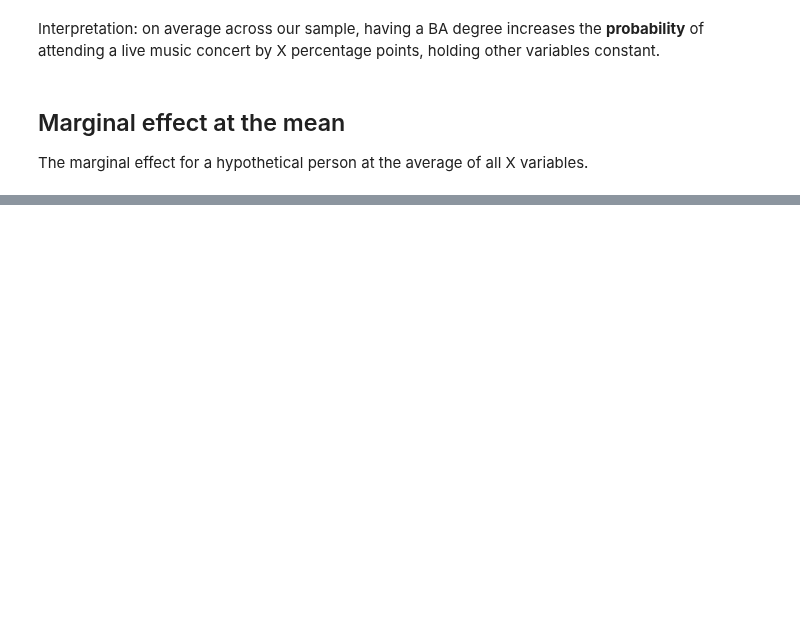
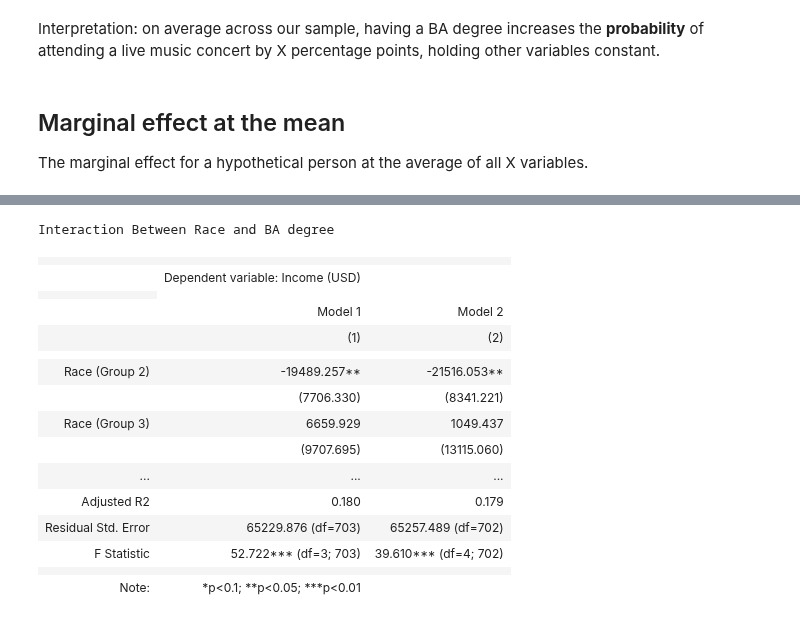
Before and after one commit to Jianru-Yang/hs4002labs_2026, a Jupyter notebook: week6/week6_notebook_student.ipynb, the cells around one changed output, grey strips where cells are left out. Cells and saved outputs as stored; diff of their text form; code cells hidden in the pictures; blank space fills up the shorter version.

```diff
--- a/week6/week6_notebook_student.ipynb
+++ b/week6/week6_notebook_student.ipynb
@@ -225,0 +512,3 @@ comparisons(logit_model1, variables='ba_binary', newdata='mean')
+# %%
+ols_modelone = smf.ols('income_cont ~ race_bin + ba_binary', data=df).fit()
+ols_modelone.summary()
@@ -225,0 +537,6 @@ comparisons(logit_model1, variables='ba_binary', newdata='mean')
+# %%
+ols_modeltwo = smf.ols(
+	'income_cont ~ race_bin + ba_binary + ba_binary:race',
+	data=df
+).fit()
+ols_modeltwo.summary()
@@ -225,0 +599,41 @@ comparisons(logit_model1, variables='ba_binary', newdata='mean')
+# %%
+sg = Stargazer([ols_modelone, ols_modeltwo])
+sg.title('Interaction Between Race and BA degree')
+sg.dependent_variable_name('Income (USD)')
+sg.custom_columns(['Model 1', 'Model 2'], [1, 1])
+
+# 使用模型里真实存在的变量名！
+sg.covariate_order([
+    'race_bin[T.2.0]',
+    'race_bin[T.3.0]',
+    'ba_binary',
+    'ba_binary:race',
+    'Intercept'
+])
+
+sg.rename_covariates({
+    'race_bin[T.2.0]': 'Race (Group 2)',
+    'race_bin[T.3.0]': 'Race (Group 3)',
+    'ba_binary': 'BA degree',
+    'ba_binary:race': 'BA × Race',
+    'Intercept': 'Intercept'
+})
+sg
+# %% [output]
+Interaction Between Race and BA degree
+|  |  |  |
+|  | Dependent variable: Income (USD) |  |
+|  |
+|  | Model 1 | Model 2 |
+|  | (1) | (2) |
+|  |  |  |
+| Race (Group 2) | -19489.257** | -21516.053** |
+|  | (7706.330) | (8341.221) |
+| Race (Group 3) | 6659.929 | 1049.437 |
+|  | (9707.695) | (13115.060) |
+| ... | ... | ... |
+| Adjusted R2 | 0.180 | 0.179 |
+| Residual Std. Error | 65229.876 (df=703) | 65257.489 (df=702) |
+| F Statistic | 52.722*** (df=3; 703) | 39.610*** (df=4; 702) |
+|  |  |  |
+| Note: | *p<0.1; **p<0.05; ***p<0.01 |  |
```
Also changed, not shown: parts of 28 cells of this notebook.
